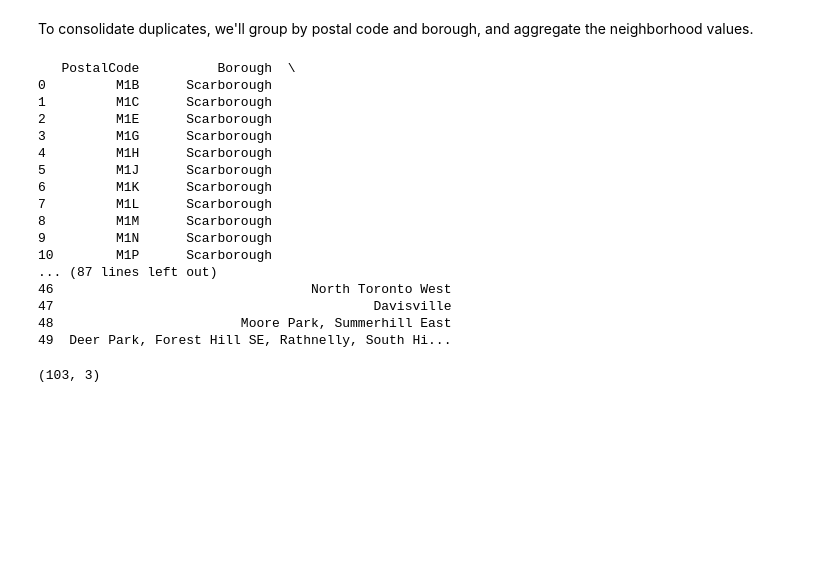
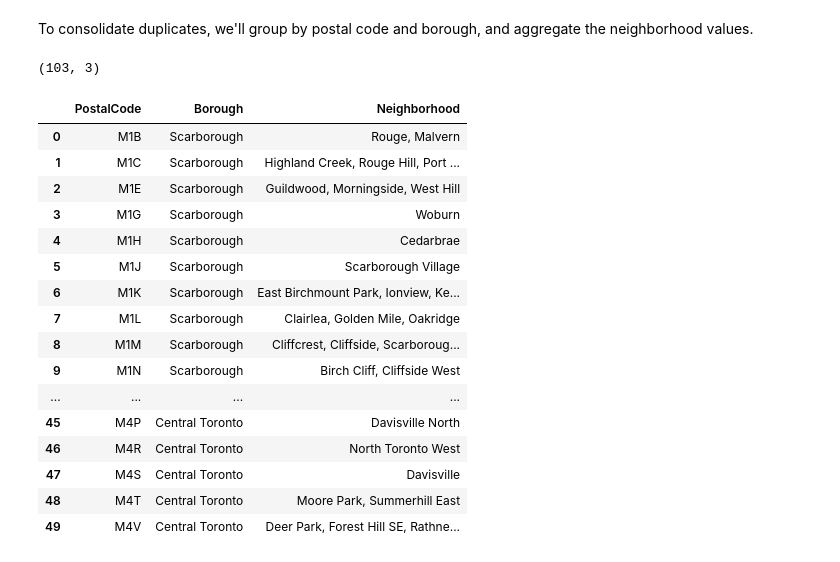
Before and after one commit to AndyRiedel/Coursera_Capstone, a Jupyter notebook: Segmenting and Clustering Neighborhoods in Toronto Q1.ipynb, the cells around one changed output. Cells and saved outputs as stored; diff of their text form; code cells hidden in the pictures; blank space fills up the shorter version.

```diff
--- a/Segmenting and Clustering Neighborhoods in Toronto Q1.ipynb
+++ b/Segmenting and Clustering Neighborhoods in Toronto Q1.ipynb
@@ -94,24 +75,24 @@ To consolidate duplicates, we'll group by postal code and borough, and aggregate
 # %%
 df_grouped = pd.DataFrame(df.groupby(['PostalCode', 'Borough'])['Neighborhood'].aggregate(lambda x: ', '.join(x)))
 df_grouped.reset_index(inplace=True)
-print(df_grouped[:50])
-df_grouped.shape
+print(df_grouped.shape)
+df_grouped[:50]
 # %% [output]
-   PostalCode          Borough  \
-0         M1B      Scarborough
-1         M1C      Scarborough
-2         M1E      Scarborough
-3         M1G      Scarborough
-4         M1H      Scarborough
-5         M1J      Scarborough
-6         M1K      Scarborough
-7         M1L      Scarborough
-8         M1M      Scarborough
-9         M1N      Scarborough
-10        M1P      Scarborough
-... (87 lines left out)
-46                                 North Toronto West
-47                                         Davisville
-48                        Moore Park, Summerhill East
-49  Deer Park, Forest Hill SE, Rathnelly, South Hi...
+(103, 3)
-(103, 3)
+|  | PostalCode | Borough | Neighborhood |
+| 0 | M1B | Scarborough | Rouge, Malvern |
+| 1 | M1C | Scarborough | Highland Creek, Rouge Hill, Port ... |
+| 2 | M1E | Scarborough | Guildwood, Morningside, West Hill |
+| 3 | M1G | Scarborough | Woburn |
+| 4 | M1H | Scarborough | Cedarbrae |
+| 5 | M1J | Scarborough | Scarborough Village |
+| 6 | M1K | Scarborough | East Birchmount Park, Ionview, Ke... |
+| 7 | M1L | Scarborough | Clairlea, Golden Mile, Oakridge |
+| 8 | M1M | Scarborough | Cliffcrest, Cliffside, Scarboroug... |
+| 9 | M1N | Scarborough | Birch Cliff, Cliffside West |
+| ... | ... | ... | ... |
+| 45 | M4P | Central Toronto | Davisville North |
+| 46 | M4R | Central Toronto | North Toronto West |
+| 47 | M4S | Central Toronto | Davisville |
+| 48 | M4T | Central Toronto | Moore Park, Summerhill East |
+| 49 | M4V | Central Toronto | Deer Park, Forest Hill SE, Rathne... |
```
Also changed, not shown: parts of 2 cells of this notebook.
